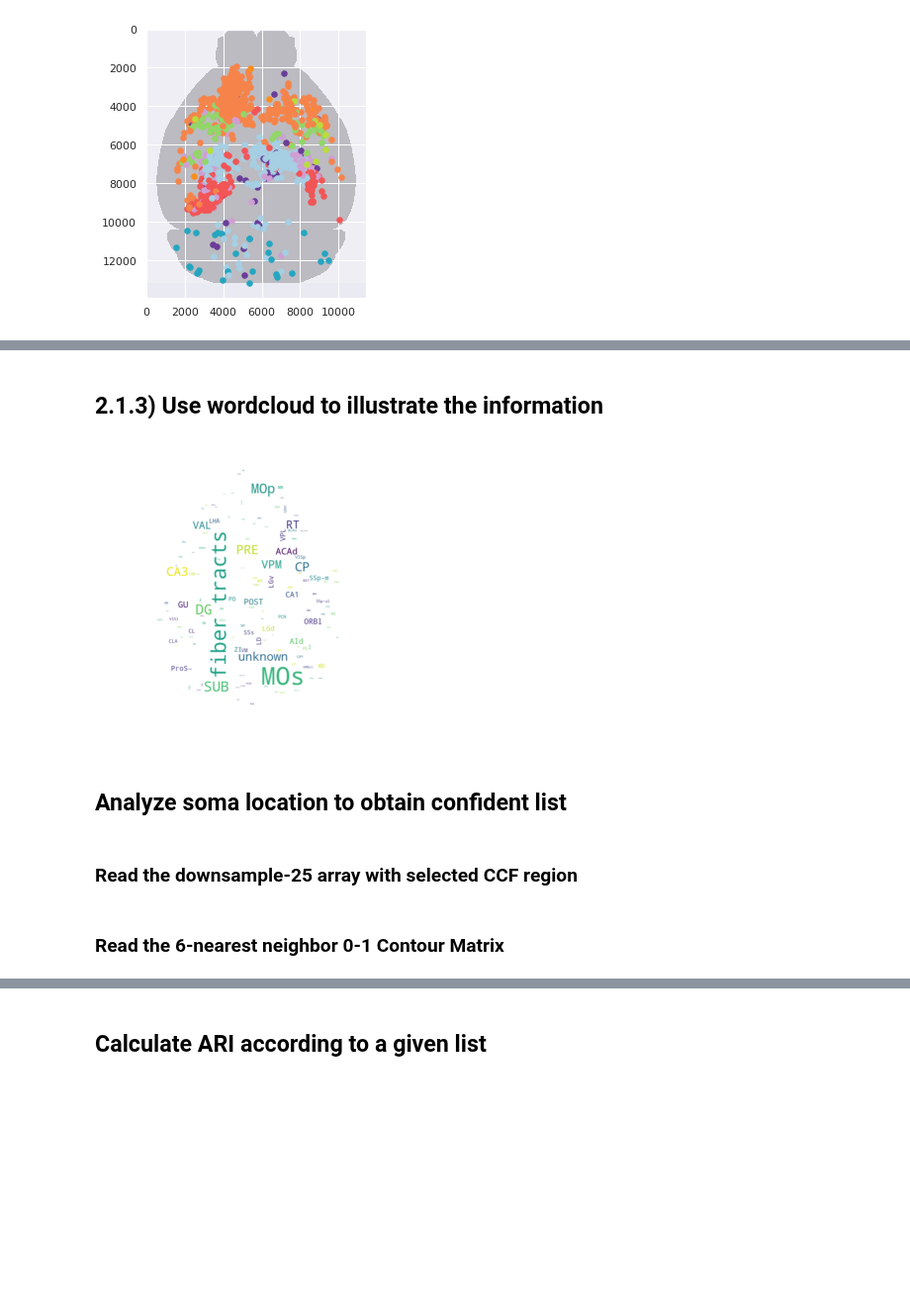
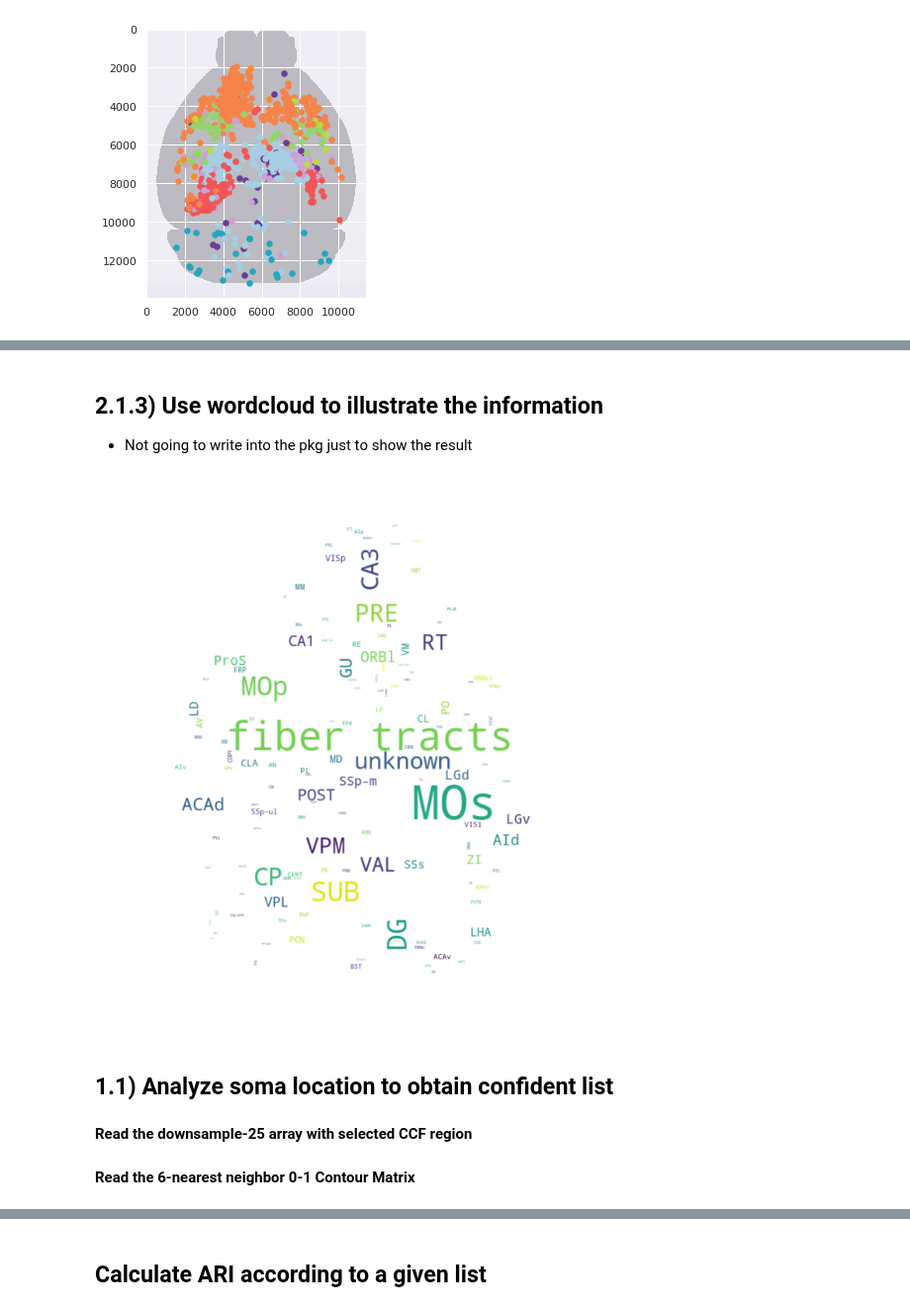
Before and after one commit to zijun-zhao/NMTcode, a Jupyter notebook: Pipeline-Draft.ipynb, the cells around one changed output, grey strips where cells are left out. Shown at 99% size. Saved outputs shown, nothing was run; the diff lists cells and outputs as text; code cells hidden in the pictures; blank space fills up the shorter version.

```diff
--- a/Pipeline-Draft.ipynb
+++ b/Pipeline-Draft.ipynb
@@ -38,8 +37,0 @@ pickle_in = open("/home/penglab/FeaCal/all_ns.pickle","rb")
-# %%
-sf = ns.features['soma_features'].region
-ct = sf["Region"].value_counts().sort_values(ascending=False)
-thre = 0
-sns.set(rc={'figure.figsize':(11.7,15)})
-_ = sns.countplot(y="Region",
-                  data=sf.loc[sf.Region.isin(ct.index[ct>thre])],
-                 )
@@ -193,37 +131,40 @@ Illustrating soma locations inside a brain from horizontal view:
 # %% [markdown]
 ## 2.1.3) Use wordcloud to illustrate the information
+* Not going to write into the pkg just to show the result
 # %%
 import jieba
-from wordcloud import WordCloud   #import the package
-
+from wordcloud import WordCloud
+from PIL import Image
+img = np.array(Image.open("/home/penglab/Desktop/mask.png"))
 region_all, count = np.unique(somaRegDF['Region'], return_counts=True)
 somaDIC = {}
 for i in range(len(region_all)):
     #if region_all[i] == 'fiber tracts':
         #continue
     somaDIC[region_all[i]] = count[i]
+
 wc = WordCloud(background_color='white',width=240,height=160,max_font_size=75,min_font_size=5,
                colormap="viridis", mask = img)
 wc.generate_from_frequencies(somaDIC)
 #save the file
 wc.to_file('/home/penglab/Desktop/WC.png')
 # Show the plot
-plt.figure()
+plt.figure(figsize=(10,20))
 plt.imshow(wc,interpolation='bilinear')
 plt.axis("off")
 plt.show()
 # %% [output]
-[figure, old version]
+[figure, new version]
 # %% [markdown]
-## Analyze soma location to obtain confident list
+## 1.1) Analyze soma location to obtain confident list
 # %% [markdown]
-### Read the downsample-25 array with selected CCF region
+**Read the downsample-25 array with selected CCF region**
 # %%
 pickle_in = open("/home/penglab/NMTcode/ccf_25.pickle","rb")
 example_ = pickle.load(pickle_in)
 ccfArray= example_[0]
 # %% [markdown]
-### Read the 6-nearest neighbor 0-1 Contour Matrix
+**Read the 6-nearest neighbor 0-1 Contour Matrix**
 # %%
 pickle_in = open("/home/penglab/NMTcode/CCF_6_01.pickle","rb")
 example_ = pickle.load(pickle_in)
```
Also changed, not shown: parts of 30 cells of this notebook.
